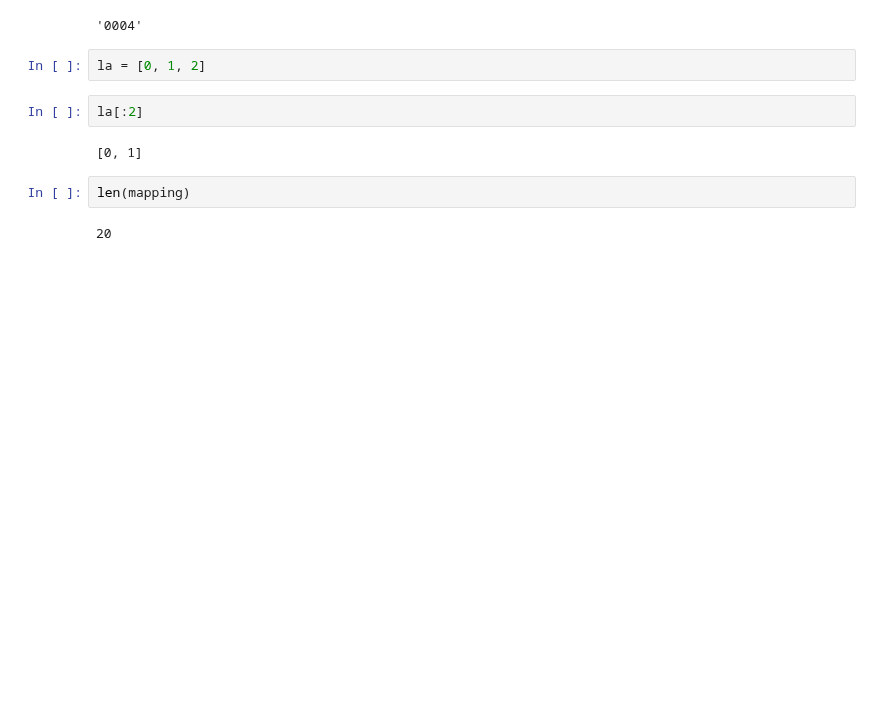
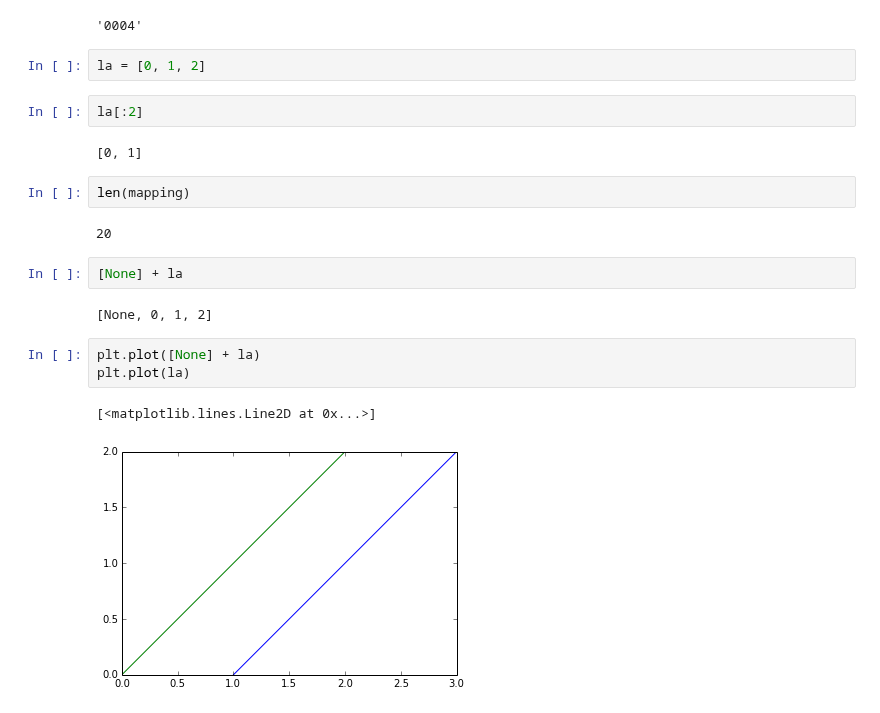
Before and after one commit to mpharrigan/quant-accel, a Jupyter notebook: ipython/alanine_ref.ipynb, the cells around one changed output. Cells and saved outputs as stored; diff of their text form; blank space fills up the shorter version.

```diff
--- a/ipython/alanine_ref.ipynb
+++ b/ipython/alanine_ref.ipynb
@@ -225,3 +225,13 @@ la[:2]
 len(mapping)
 # %% [output]
 20
+# %%
+[None] + la
+# %% [output]
+[None, 0, 1, 2]
+# %%
+plt.plot([None] + la)
+plt.plot(la)
+# %% [output]
+[<matplotlib.lines.Line2D at 0x...>]
+[figure, added]
```
Also changed, not shown: parts of 1 cell of this notebook, 7 other files.
